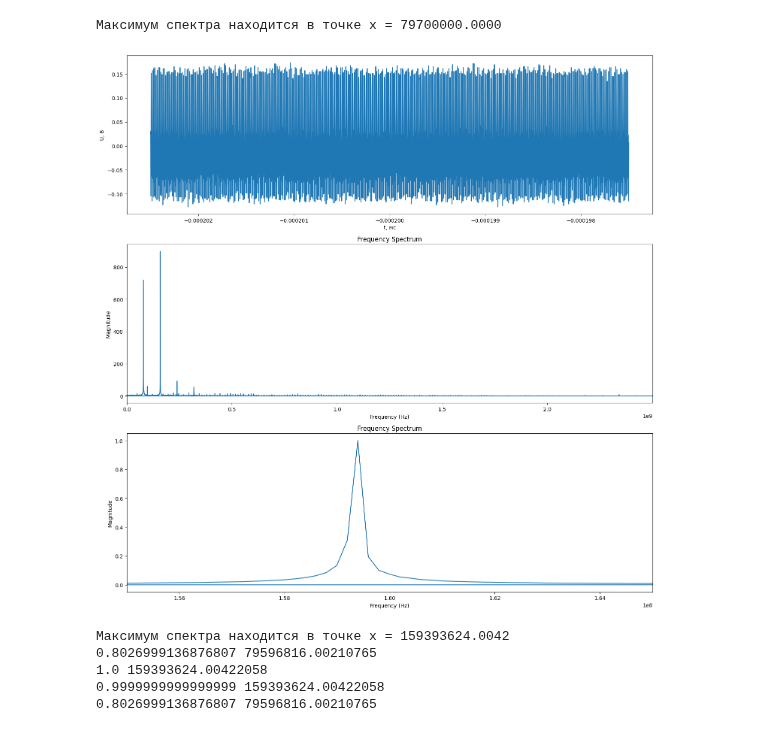
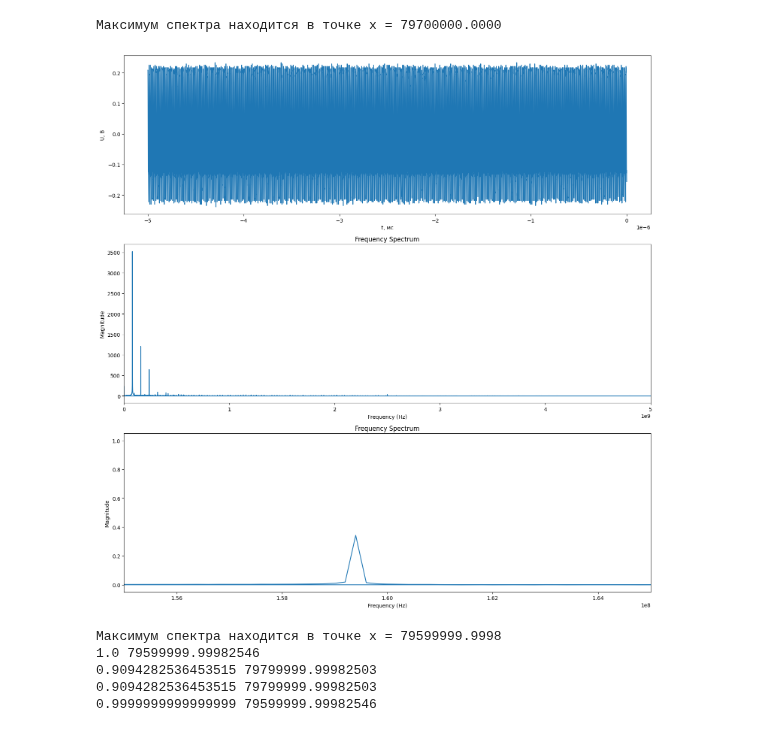
Before and after one commit to Orange-spearow/Finally_praktika, a Jupyter notebook: KIWI_3(4).ipynb, the cells around one changed output. Cells and saved outputs as stored; diff of their text form; code cells hidden in the pictures.

```diff
--- a/KIWI_3(4).ipynb
+++ b/KIWI_3(4).ipynb
@@ -354,7 +354,7 @@ df = pd.read_csv('500ns0.csv')
 #spectr1 = np.arange(-0.04999, 0.0500099, 1e-7)
 spectr1 = np.array(df.iloc[:,0])
 Spectr1 = np.array(df.iloc[:,1])
-spectr1 = np.linspace(-2.0250E-04, -1.9750E-04, 25000)
+#spectr1 = np.linspace(-2.0250E-04, -1.9750E-04, 25000)
 
 dt = spectr1[1] - spectr1[0]
 fs = 1/dt
@@ -400,36 +400,36 @@ fft_signal_norm = abs(fft_signal)/max(abs(fft_signal))
 
 #Freq = []
 #for i in range(len(freq)):
 #    if freq[i]>=0:
 #        Freq.append(freq[i])
 #Spl1 = interp1d(Freq, abs(fft_signal_norm), kind='cubic')
 #spectr1_new = np.linspace(Freq[0], Freq[-1])
 #Spectr1_spl = Spl1(spectr1_new)
 
 #ax[4].plot(spectr1_new, Spectr1_spl, 'r-')
 #ax[4].set_xlabel('ν, MГц')
 #ax[4].set_ylabel('P, dBm')
 #ax[4].set_title('')
 
 plt.tight_layout()
 plt.show()
 
 # Поиск пиков
 peaks, _ = find_peaks(abs(fft_signal))
 
 # Определение максимального пика
 max_peak_index = peaks[np.argmax(abs(fft_signal[peaks]))]
 
 # Значение по оси x для максимального пика
 max_x_value = freq[max_peak_index]
 print(f'Максимум спектра находится в точке x = {max_x_value:.4f}')
 for i in range(len(freq)):
     if abs(fft_signal_norm[i]) - 0.5>0:
         print(abs(fft_signal_norm[i]), abs(freq[i]))
 # %% [output]
-[figure, old version]
+[figure, new version]
-Максимум спектра находится в точке x = 159393624.0042
-0.8026999136876807 79596816.00210765
-1.0 159393624.00422058
-0.9999999999999999 159393624.00422058
-0.8026999136876807 79596816.00210765
+Максимум спектра находится в точке x = 79599999.9998
+1.0 79599999.99982546
+0.9094282536453515 79799999.99982503
+0.9094282536453515 79799999.99982503
+0.9999999999999999 79599999.99982546
```
Also changed, not shown: 23 other files.
